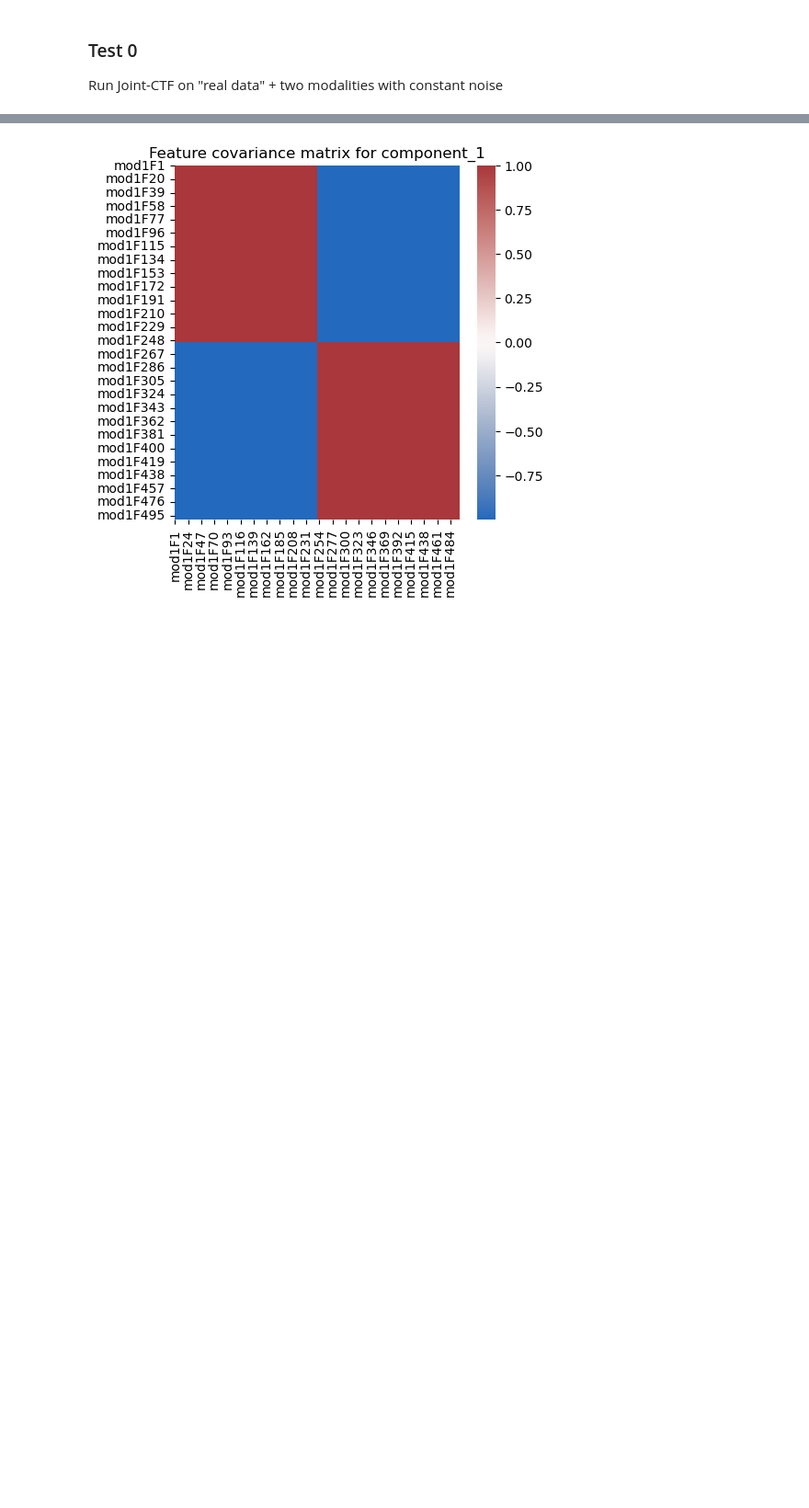
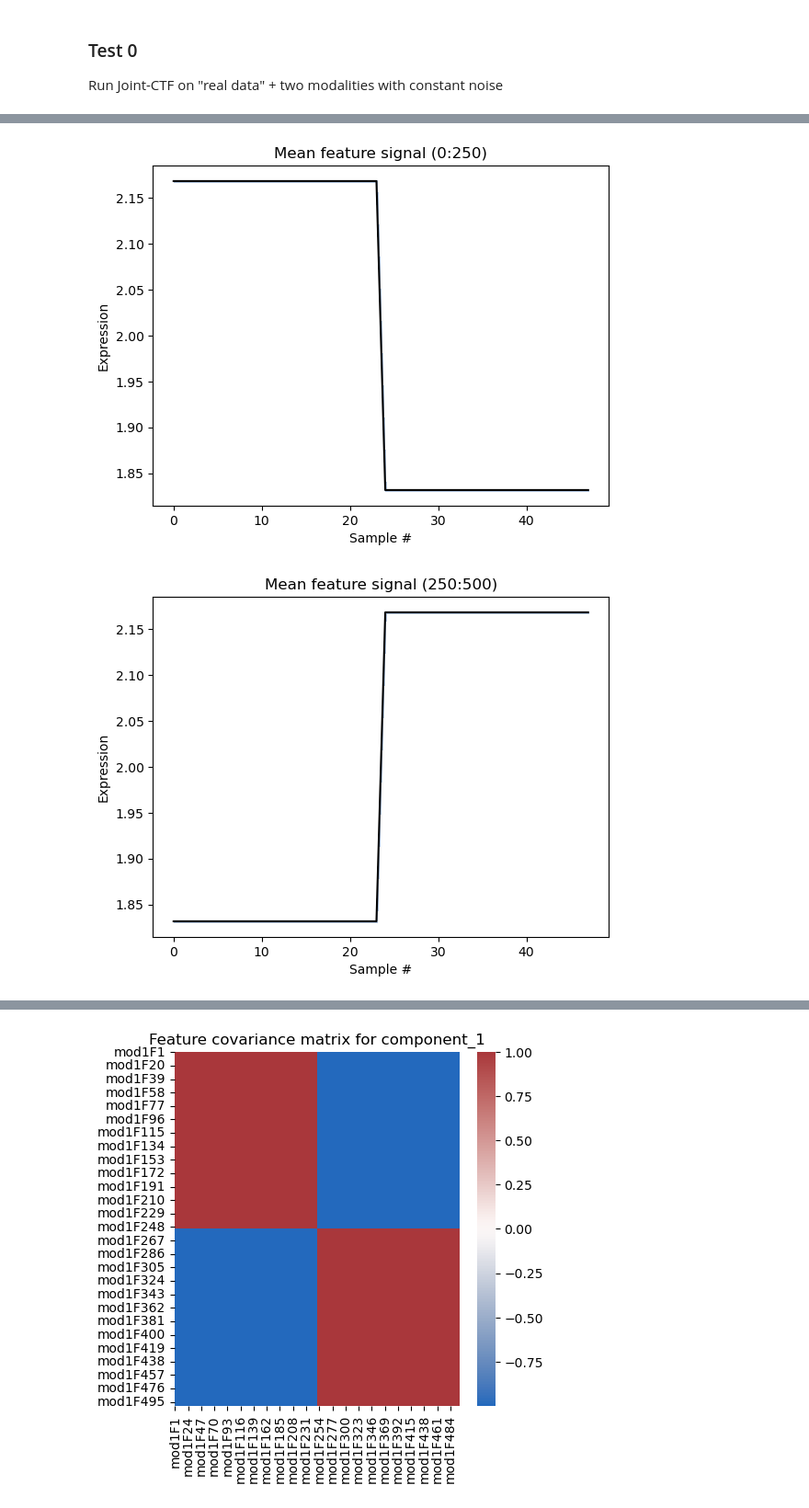
Before and after one commit to Biacordazzo/gemelli, a Jupyter notebook: gemelli/simulations/1.0-baseline-simulation.ipynb, the cells around one changed output, grey strips where cells are left out. Shown at 92% size. Saved outputs shown, nothing was run; the diff lists cells and outputs as text; code cells hidden in the pictures; blank space fills up the shorter version.

```diff
--- a/gemelli/simulations/1.0-baseline-simulation.ipynb
+++ b/gemelli/simulations/1.0-baseline-simulation.ipynb
@@ -67,0 +68,6 @@ plt.show()
+# %%
+plot_mean_signal(true_mod1_clr, features=[0, 250], samples=None)
+plot_mean_signal(true_mod1_clr, features=[250, 500], samples=None)
+# %% [output]
+[figure, added]
+[figure, added]
```
Also changed, not shown: parts of 17 cells of this notebook, 2 other files.
